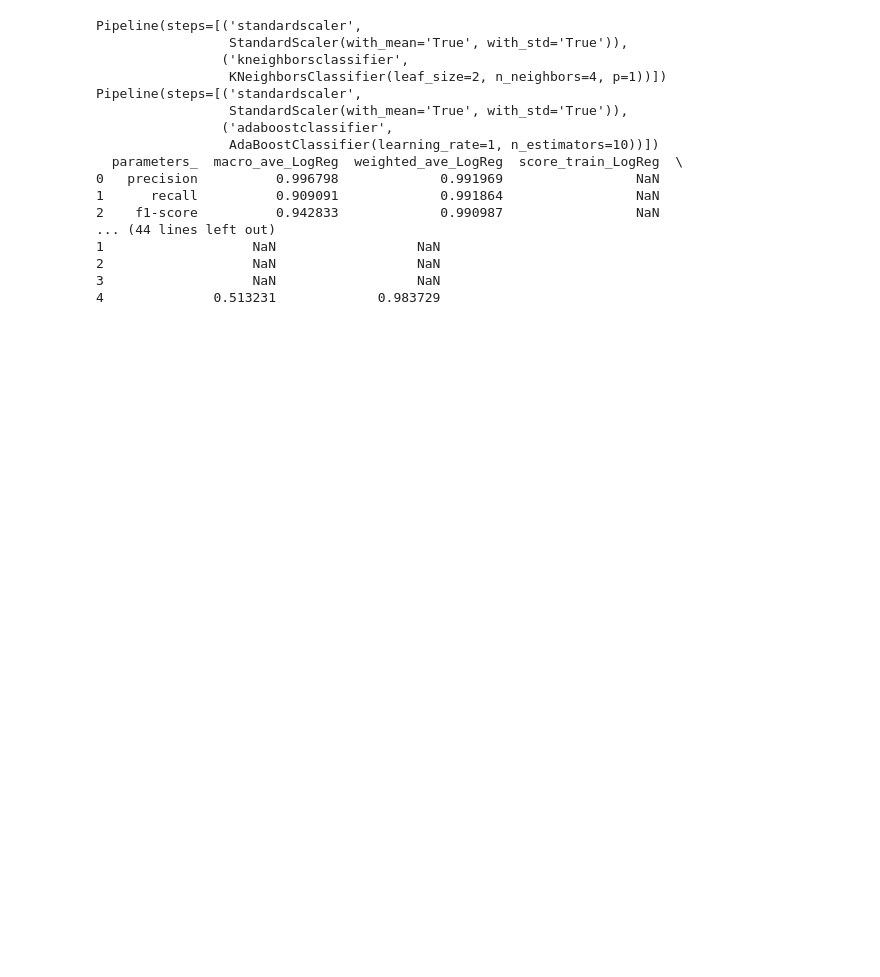
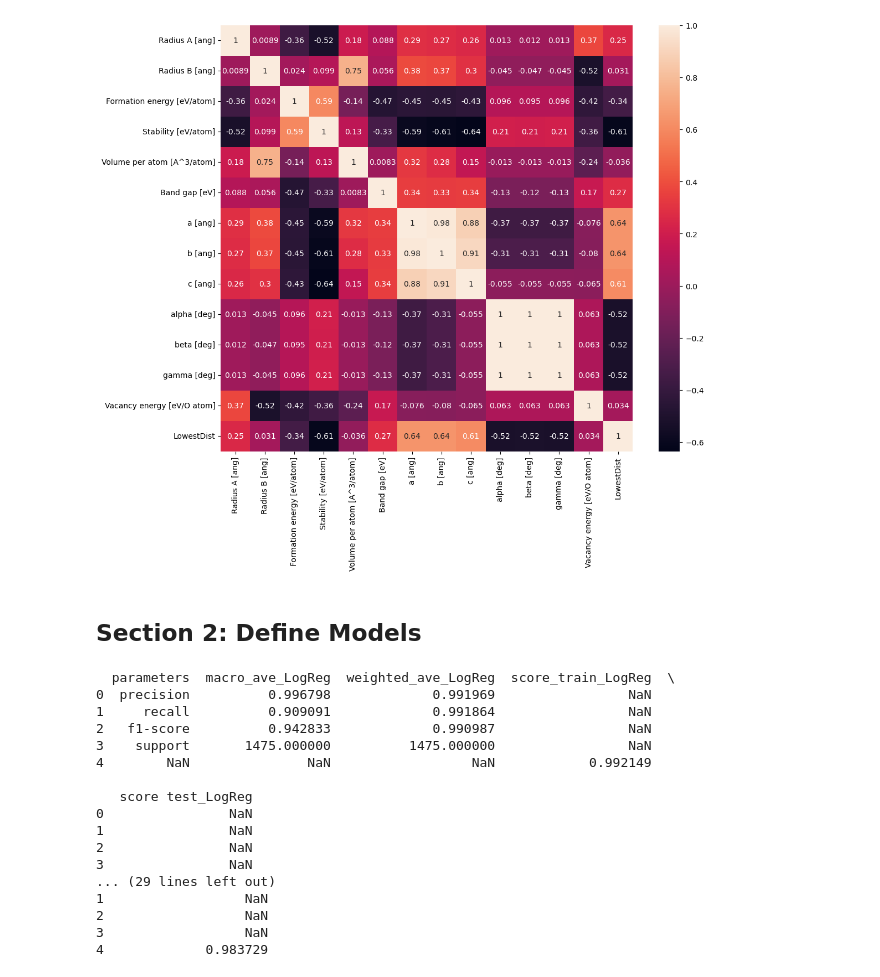
Before and after one commit to AliBaghizadeh/Machine-Learning-applied-on-Perovskite-Dataset, a Jupyter notebook: final code.ipynb, the cells around one changed output. Saved outputs shown, nothing was run; the diff lists cells and outputs as text; code cells hidden in the pictures; blank space fills up the shorter version.

```diff
--- a/final code.ipynb
+++ b/final code.ipynb
@@ -51,10 +118,17 @@ X_train, X_test, y_train, y_test=train_test_split(features, labels, test_size=0.
+# %%
+plt.figure(figsize=(12,10))
+sns.heatmap(DFT.corr(),annot=True );
+# %% [output]
+[figure, added]
+# %% [markdown]
+## Section 2: Define Models
 # %%
 #LogisticRegression classifier
 def log_reg_model():
-    """ This function applies logistic regression. the preprocessing includes both StandardScaler and
+    """ This function applies logistic regression. The preprocessing includes both StandardScaler and
     PolynomialFeature stpes """
 
-    #Hpyerparameter tunning, solver Saga works for large multiclass datasets
+    #Hpyerparameter tunning: solver Saga works for large multiclass datasets
     #the degree of Polynomial feature is chosen after try out different values
 
     pipe_model=Pipeline(steps=[("scale",StandardScaler()),
@@ -72,6 +146,7 @@ def log_reg_model():
 
     grid_reg.fit(X_train, y_train)
 
+    #Assigning the best parameters found by GridSearch to variables to be used in the model
     a1=grid_reg.best_estimator_.get_params()["scale__with_mean"]
     a2=grid_reg.best_estimator_.get_params()["scale__with_std"]
     a3=grid_reg.best_estimator_.get_params()["clf__C"]
@@ -111,6 +186,7 @@ def randfor_model():
 
     grid_rf.fit(X_train, y_train)
 
+    #Assigning the best parameters found by GridSearch to variables to be used in the model
     a1=grid_rf.best_estimator_.get_params()["scale__with_mean"]
     a2=grid_rf.best_estimator_.get_params()["scale__with_std"]
     a3=grid_rf.best_estimator_.get_params()["rf__n_estimators"]
@@ -144,6 +220,7 @@ def knn_model():
     grid_knn=GridSearchCV(pipe_model, param_grid,cv=10, n_jobs=4, verbose=False, scoring="accuracy")
     grid_knn.fit(X_train, y_train)
 
+    #Assigning the best parameters found by GridSearch to variables to be used in the model
     a1=grid_knn.best_estimator_.get_params()["scale__with_mean"]
     a2=grid_knn.best_estimator_.get_params()["scale__with_std"]
     a3=grid_knn.best_estimator_.get_params()['knn__n_neighbors']
@@ -159,11 +236,12 @@ def knn_model():
     test_score=knn_final.fit(X_test, y_test).score(X_test, y_test)
 
     return knn_final, train_score, test_score
-print(knn_model()[0])
+
 
 # AdaBoost Classifeir
 def ada_boost_model():
-    """ AdaBoost Classifier """
+
+    """ AdaBoost Classifier is implemented with StandardScaler as preprocessing step """
     #Hpyerparameter tunning
 
     pipe_model=Pipeline(steps=[("scale",StandardScaler()),("ada",AdaBoostClassifier(random_state=42, algorithm="SAMME"))])
@@ -178,6 +256,7 @@ def ada_boost_model():
 
     grid_ada.fit(X_train, y_train)
 
+    #Assigning the best parameters found by GridSearch to variables to be used in the model
     a1=grid_ada.best_estimator_.get_params()["scale__with_mean"]
     a2=grid_ada.best_estimator_.get_params()["scale__with_std"]
     a3=grid_ada.best_estimator_.get_params()['ada__n_estimators']
@@ -192,11 +271,12 @@ def ada_boost_model():
     test_score=ada_final.fit(X_test, y_test).score(X_test, y_test)
 
     return ada_final, train_score, test_score
-print(ada_boost_model()[0])
 
+# Provide the name of models and their functions which were defined previously
+def get_models():
 
-def get_models():
-    """ The name of all models defined as a function"""
+    """ The name of all models which are used for training and already defined as a function"""
+
     models = dict()
     models["LogReg"]=log_reg_model()
     models["RandFor"]=randfor_model()
@@ -208,38 +288,42 @@ def get_models():
 
 
 def score(name, model):
-    """ the classification report """
+
+    """ The classification report and scoring for train and test datasets as a pandas dataframe """
+
     y_pred=model[0].predict(X_test)
     macro_ave=classification_report(y_test, y_pred, output_dict=True).get("macro avg")
     weighted_ave= classification_report(y_test, y_pred, output_dict=True).get("weighted avg")
 
-    score_list1=pd.DataFrame(
-        {"parameters_":macro_ave.keys(),"macro_ave_"+name:macro_ave.values(),"weighted_ave_"+name:weighted_ave.values()
-        })
+    score_classification=pd.DataFrame(
+        {"parameters":macro_ave.keys(),"macro_ave_"+name:macro_ave.values(),"weighted_ave_"+name:weighted_ave.values()
+        }
+                            )
 
     score_series = pd.Series({"score_train_"+name:model[1], "score test_"+name: model[2]})
 
-    score_list=pd.concat([score_list1, score_series.to_frame().T],ignore_index=True, axis=0 )
+    score_list=pd.concat([score_classification, score_series.to_frame().T],ignore_index=True, axis=0 )
+    score_list.style.format("{:.3%}", na_rep="--")
     return score_list
 
-
+# A loop over all models to print the scores and classification report
 for name, model in get_models().items():
     print(score(name, model))
 # %% [output]
-Pipeline(steps=[('standardscaler',
-                 StandardScaler(with_mean='True', with_std='True')),
-                ('kneighborsclassifier',
-                 KNeighborsClassifier(leaf_size=2, n_neighbors=4, p=1))])
-Pipeline(steps=[('standardscaler',
-                 StandardScaler(with_mean='True', with_std='True')),
-                ('adaboostclassifier',
-                 AdaBoostClassifier(learning_rate=1, n_estimators=10))])
-  parameters_  macro_ave_LogReg  weighted_ave_LogReg  score_train_LogReg  \
-0   precision          0.996798             0.991969                 NaN
-1      recall          0.909091             0.991864                 NaN
-2    f1-score          0.942833             0.990987                 NaN
-... (44 lines left out)
-1                   NaN                  NaN
-2                   NaN                  NaN
-3                   NaN                  NaN
-4              0.513231             0.983729
+  parameters  macro_ave_LogReg  weighted_ave_LogReg  score_train_LogReg  \
+0  precision          0.996798             0.991969                 NaN
+1     recall          0.909091             0.991864                 NaN
+2   f1-score          0.942833             0.990987                 NaN
+3    support       1475.000000          1475.000000                 NaN
+4        NaN               NaN                  NaN            0.992149
+
+   score test_LogReg
+0                NaN
+1                NaN
+2                NaN
+3                NaN
+... (29 lines left out)
+1                  NaN
+2                  NaN
+3                  NaN
+4             0.983729
```
Also changed, not shown: parts of 19 cells of this notebook.
